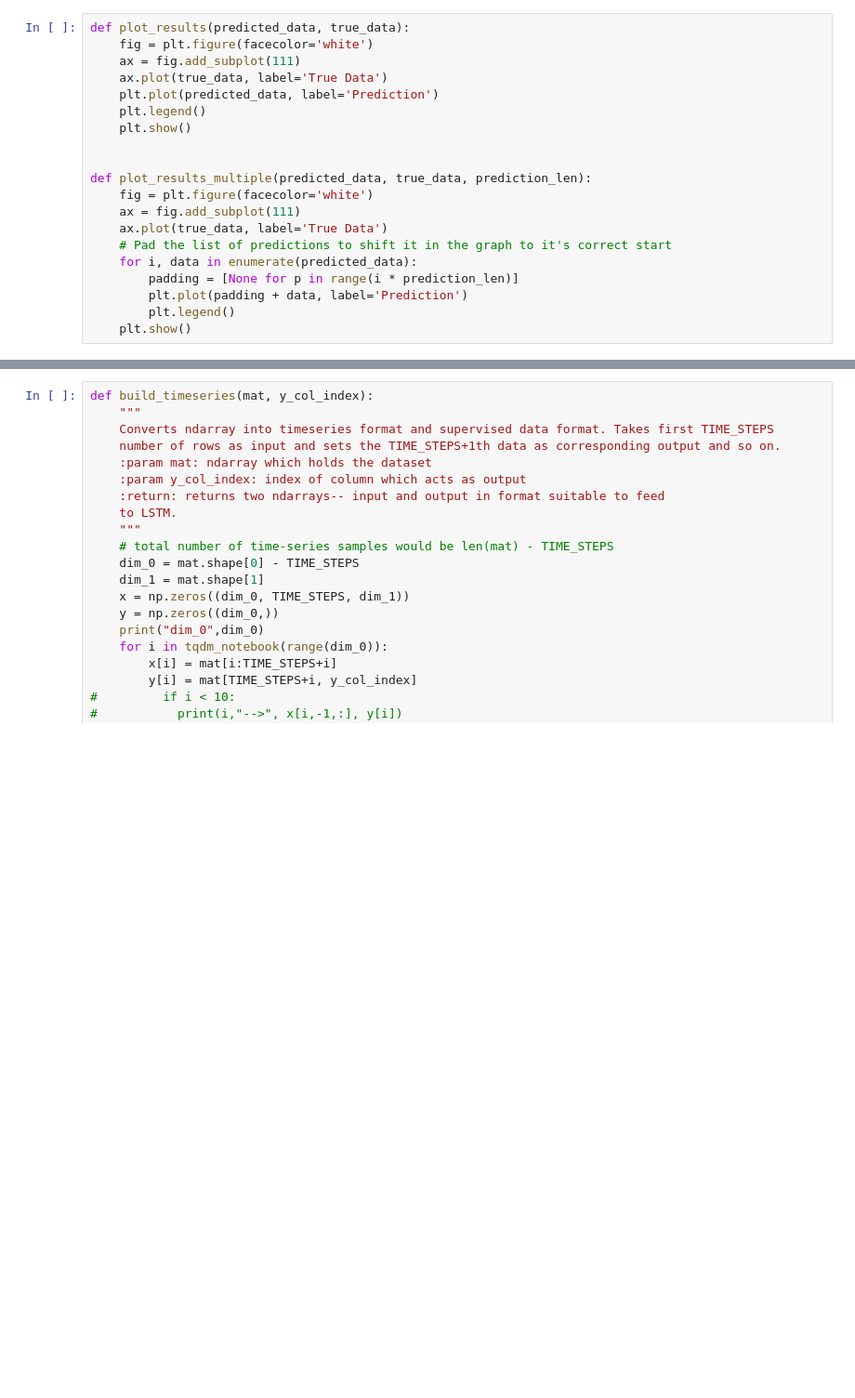
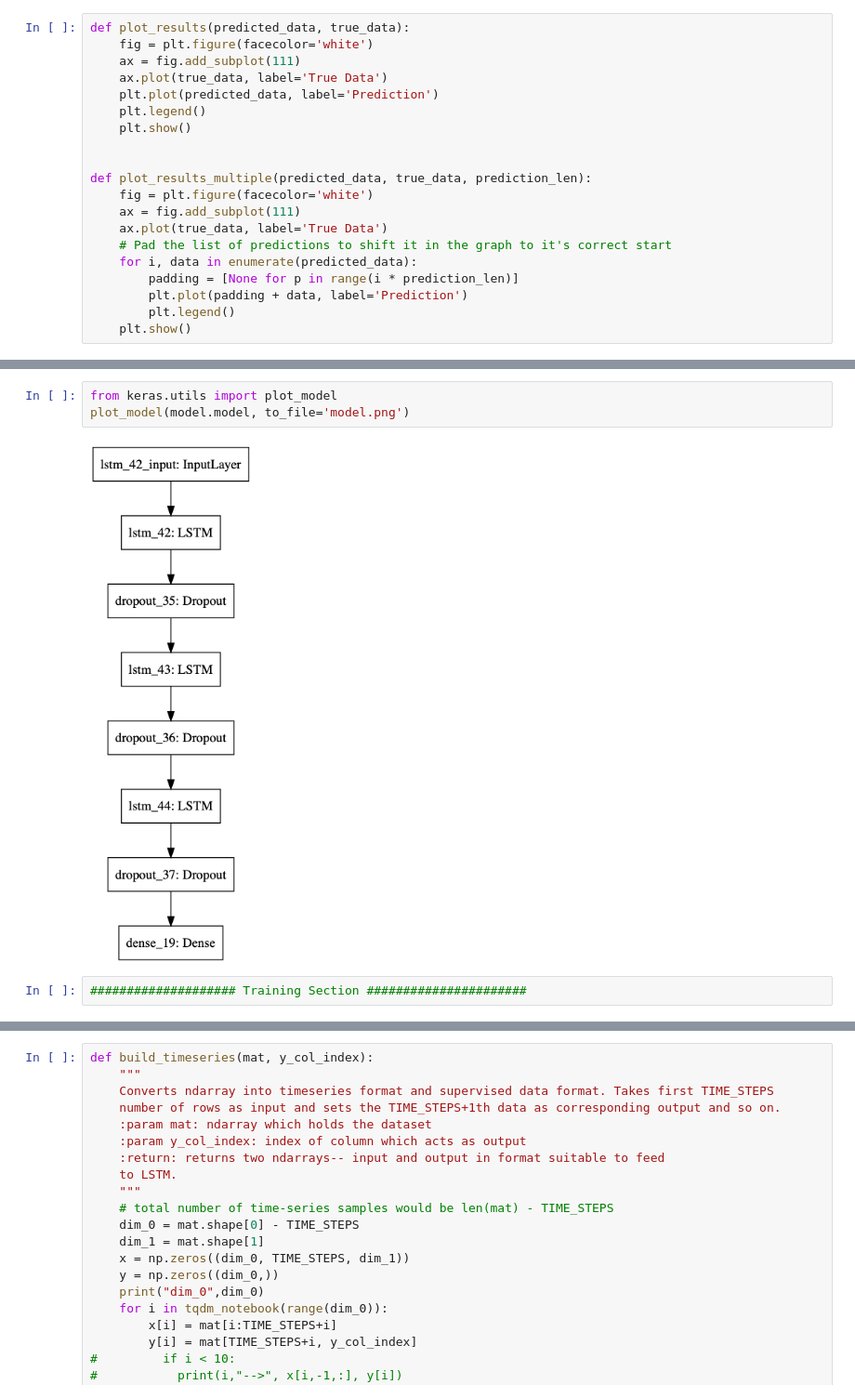
Before and after one commit to Team-Cpp/Team-Cpp, a Jupyter notebook: LSTM_dev/nnRegressor.ipynb, the cells around one changed output, grey strips where cells are left out. Shown at 93% size. Cells and saved outputs as stored; diff of their text form; blank space fills up the shorter version.

Commit message:
Model with multiple features

```diff
--- a/LSTM_dev/nnRegressor.ipynb
+++ b/LSTM_dev/nnRegressor.ipynb
@@ -1029,0 +973,7 @@ test = df_train.iloc[1:]
+# %%
+from keras.utils import plot_model
+plot_model(model.model, to_file='model.png')
+# %% [output]
+[figure, added]
+# %%
+#################### Training Section ######################
```
Also changed, not shown: parts of 37 cells of this notebook, 5 other files.
